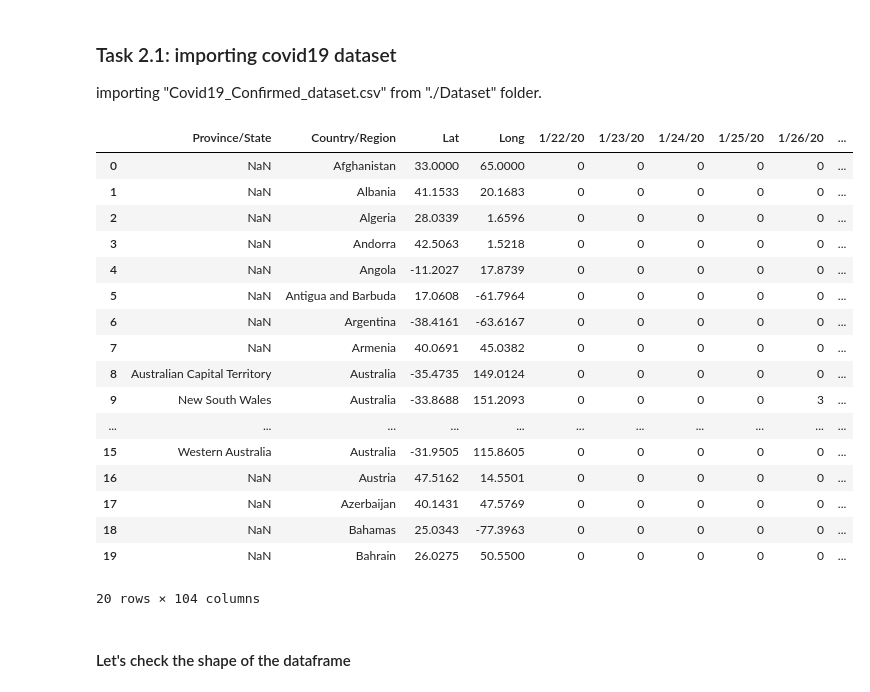
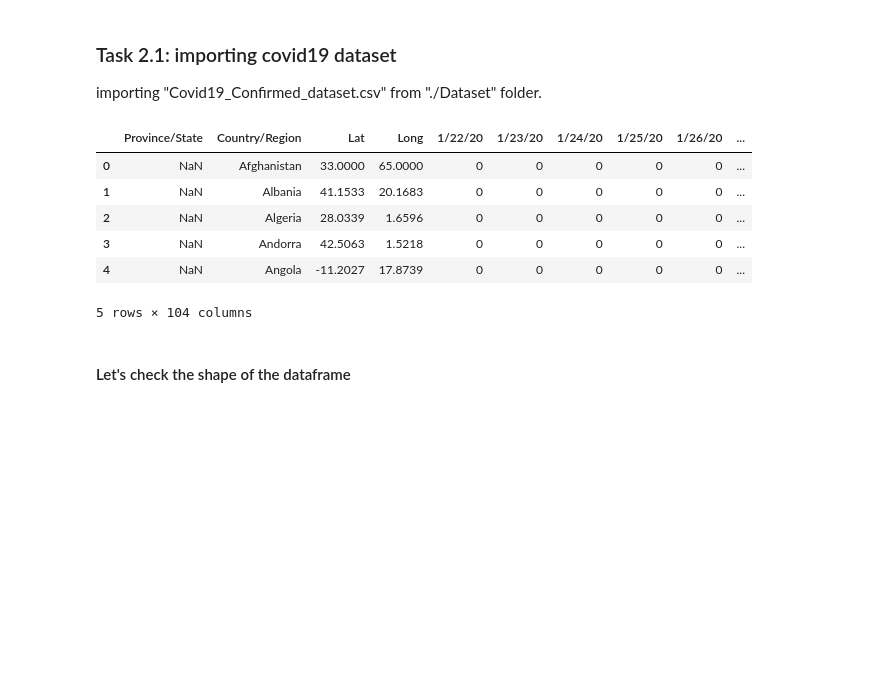
Before and after one commit to aash-gates/Covid19-Data-Analysis-Project, a Jupyter notebook: covid19 data analysis notebook.ipynb, the cells around one changed output. Drawn from its saved outputs; the diff is of its cells as text; code cells hidden in the pictures; blank space fills up the shorter version.

```diff
--- a/covid19 data analysis notebook.ipynb
+++ b/covid19 data analysis notebook.ipynb
@@ -18,26 +18,15 @@ Modules are imported.
 importing "Covid19_Confirmed_dataset.csv" from "./Dataset" folder.
 # %%
 corona_dataset_csv = pd.read_csv("Datasets/covid19_Confirmed_dataset.csv")
-corona_dataset_csv.head(20)
+corona_dataset_csv.head()
 # %% [output]
 |  | Province/State | Country/Region | Lat | Long | 1/22/20 | 1/23/20 | 1/24/20 | 1/25/20 | 1/26/20 | ... |
 | 0 | NaN | Afghanistan | 33.0000 | 65.0000 | 0 | 0 | 0 | 0 | 0 | ... |
 | 1 | NaN | Albania | 41.1533 | 20.1683 | 0 | 0 | 0 | 0 | 0 | ... |
 | 2 | NaN | Algeria | 28.0339 | 1.6596 | 0 | 0 | 0 | 0 | 0 | ... |
 | 3 | NaN | Andorra | 42.5063 | 1.5218 | 0 | 0 | 0 | 0 | 0 | ... |
 | 4 | NaN | Angola | -11.2027 | 17.8739 | 0 | 0 | 0 | 0 | 0 | ... |
-| 5 | NaN | Antigua and Barbuda | 17.0608 | -61.7964 | 0 | 0 | 0 | 0 | 0 | ... |
-| 6 | NaN | Argentina | -38.4161 | -63.6167 | 0 | 0 | 0 | 0 | 0 | ... |
-| 7 | NaN | Armenia | 40.0691 | 45.0382 | 0 | 0 | 0 | 0 | 0 | ... |
-| 8 | Australian Capital Territory | Australia | -35.4735 | 149.0124 | 0 | 0 | 0 | 0 | 0 | ... |
-| 9 | New South Wales | Australia | -33.8688 | 151.2093 | 0 | 0 | 0 | 0 | 3 | ... |
-| ... | ... | ... | ... | ... | ... | ... | ... | ... | ... | ... |
-| 15 | Western Australia | Australia | -31.9505 | 115.8605 | 0 | 0 | 0 | 0 | 0 | ... |
-| 16 | NaN | Austria | 47.5162 | 14.5501 | 0 | 0 | 0 | 0 | 0 | ... |
-| 17 | NaN | Azerbaijan | 40.1431 | 47.5769 | 0 | 0 | 0 | 0 | 0 | ... |
-| 18 | NaN | Bahamas | 25.0343 | -77.3963 | 0 | 0 | 0 | 0 | 0 | ... |
-| 19 | NaN | Bahrain | 26.0275 | 50.5500 | 0 | 0 | 0 | 0 | 0 | ... |
-20 rows × 104 columns
+5 rows × 104 columns
 # %% [markdown]
 #### Let's check the shape of the dataframe
 # %%
```
Also changed, not shown: parts of 28 cells of this notebook.
